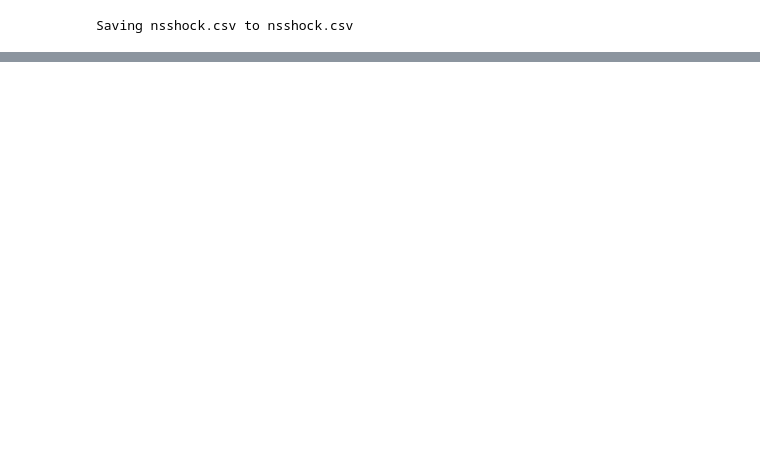
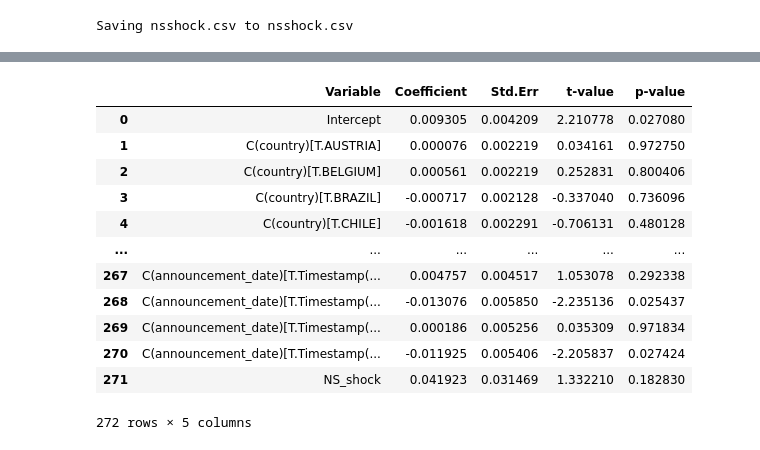
Before and after one commit to LJMfintech/Financial_Data_Analysis_2, a Jupyter notebook: DataAnalysisHW2.ipynb, the cells around one changed output, grey strips where cells are left out. Cells and saved outputs as stored; diff of their text form; code cells hidden in the pictures; blank space fills up the shorter version.

```diff
--- a/DataAnalysisHW2.ipynb
+++ b/DataAnalysisHW2.ipynb
@@ -525,0 +344,39 @@ PatsyError: Error evaluating factor: NameError: name 'openness' is not defined
+# %%
+# ============================================================
+# Problem 3 — Regression Table
+# ============================================================
+df_reg = df_event[df_event['event_day'] == 4].copy()
+
+model = smf.ols(
+    'CAR ~ NS_shock + C(country) + C(announcement_date)',
+    data=df_reg
+)
+result = model.fit()
+
+# === 회귀 테이블 생성 (변수명 포함) ===
+reg_table = pd.DataFrame({
+    "Variable": result.params.index,
+    "Coefficient": result.params.values,
+    "Std.Err": result.bse.values,
+    "t-value": result.tvalues.values,
+    "p-value": result.pvalues.values
+})
+
+# CSV 저장
+reg_table.to_csv("Table2_RegressionResults.csv", index=False)
+
+reg_table
+# %% [output]
+|  | Variable | Coefficient | Std.Err | t-value | p-value |
+| 0 | Intercept | 0.009305 | 0.004209 | 2.210778 | 0.027080 |
+| 1 | C(country)[T.AUSTRIA] | 0.000076 | 0.002219 | 0.034161 | 0.972750 |
+| 2 | C(country)[T.BELGIUM] | 0.000561 | 0.002219 | 0.252831 | 0.800406 |
+| 3 | C(country)[T.BRAZIL] | -0.000717 | 0.002128 | -0.337040 | 0.736096 |
+| 4 | C(country)[T.CHILE] | -0.001618 | 0.002291 | -0.706131 | 0.480128 |
+| ... | ... | ... | ... | ... | ... |
+| 267 | C(announcement_date)[T.Timestamp(... | 0.004757 | 0.004517 | 1.053078 | 0.292338 |
+| 268 | C(announcement_date)[T.Timestamp(... | -0.013076 | 0.005850 | -2.235136 | 0.025437 |
+| 269 | C(announcement_date)[T.Timestamp(... | 0.000186 | 0.005256 | 0.035309 | 0.971834 |
+| 270 | C(announcement_date)[T.Timestamp(... | -0.011925 | 0.005406 | -2.205837 | 0.027424 |
+| 271 | NS_shock | 0.041923 | 0.031469 | 1.332210 | 0.182830 |
+272 rows × 5 columns
```
Also changed, not shown: parts of 23 cells of this notebook.
